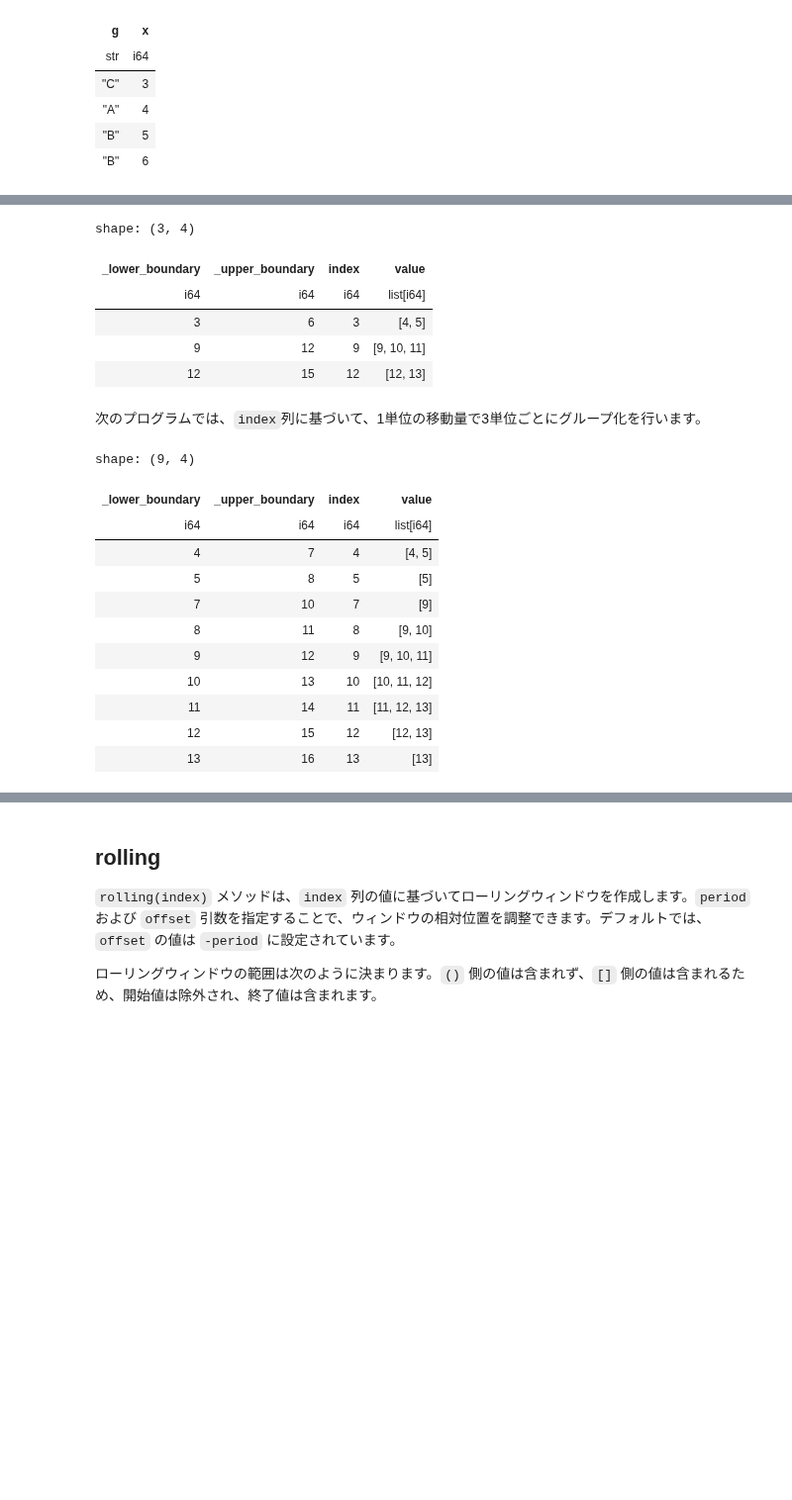
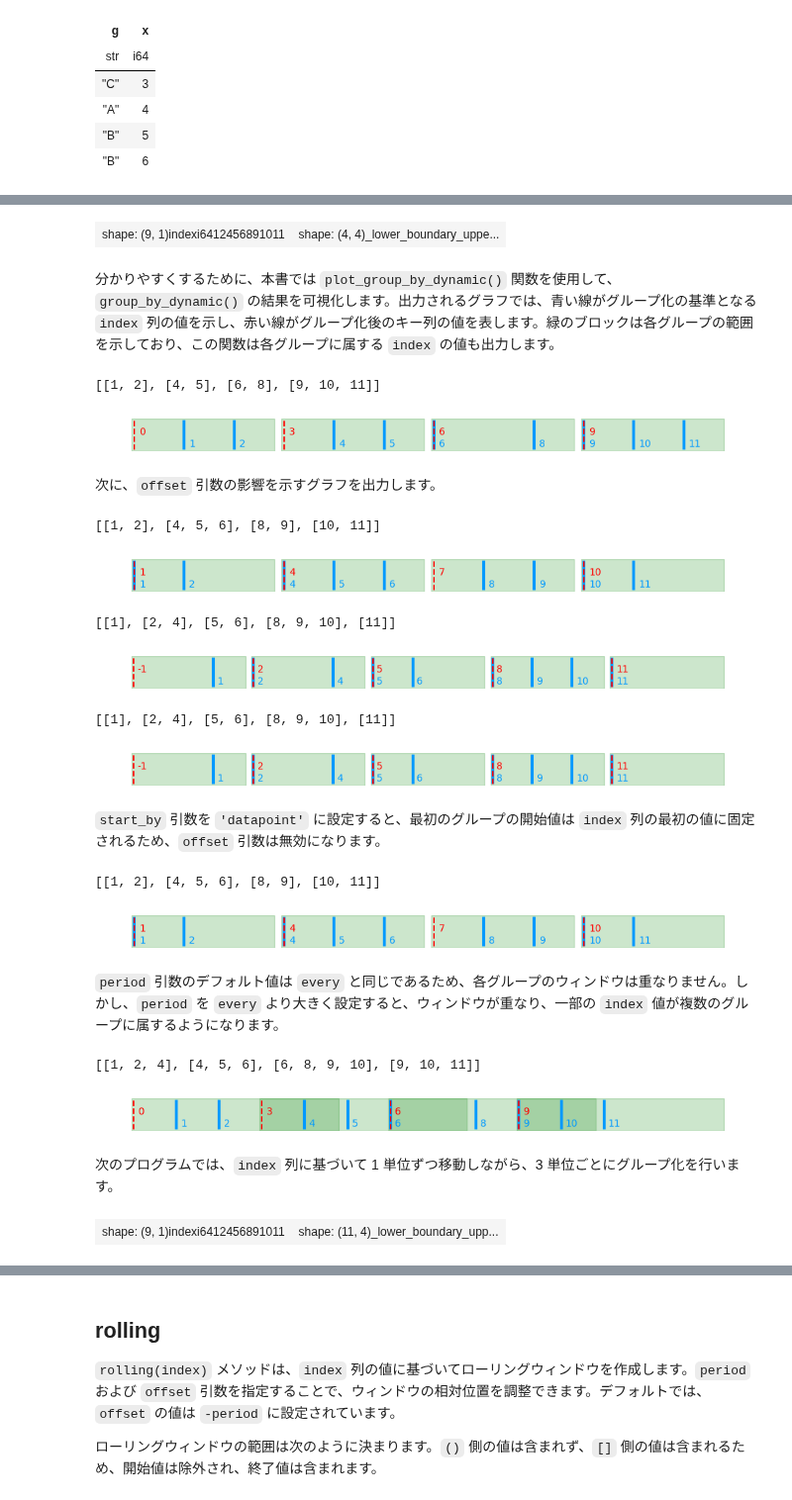
Before and after one commit to ruoyu0088/polars_guide, a Jupyter notebook: polars_guide/030_polars_group.ipynb, the cells around one changed output, grey strips where cells are left out. Shown at 99% size. Drawn from its saved outputs; the diff is of its cells as text; code cells hidden in the pictures; blank space fills up the shorter version.

Commit message:
complete group_by_dynamic, add time series resampling

```diff
--- a/polars_guide/030_polars_group.ipynb
+++ b/polars_guide/030_polars_group.ipynb
@@ -179,32 +183,58 @@ start = value - value % every + offset
 # %%
-index = [4, 5, 9, 10, 11, 12, 13]
-df = pl.DataFrame(dict(index=index, value=index)).set_sorted('index')
+index = [1, 2, 4, 5, 6, 8, 9, 10, 11]
+df = pl.DataFrame(dict(index=index)).set_sorted('index')
 
 g = df.group_by_dynamic('index', every='3i', offset='0i', include_boundaries=True)
-g.agg(pl.col("value"))
+row(df, g.agg(pl.col("index").alias('index_in_group')))
 # %% [output]
-shape: (3, 4)
-| _lower_boundary | _upper_boundary | index | value |
-| i64 | i64 | i64 | list[i64] |
-| 3 | 6 | 3 | [4, 5] |
-| 9 | 12 | 9 | [9, 10, 11] |
-| 12 | 15 | 12 | [12, 13] |
+| shape: (9, 1)indexi6412456891011 | shape: (4, 4)_lower_boundary_uppe... |
+# %% [markdown]
+分かりやすくするために、本書では `plot_group_by_dynamic()` 関数を使用して、`group_by_dynamic()` の結果を可視化します。出力されるグラフでは、青い線がグループ化の基準となる `index` 列の値を示し、赤い線がグループ化後のキー列の値を表します。緑のブロックは各グループの範囲を示しており、この関数は各グループに属する `index` の値も出力します。
+# %%
+from helper import utils
+from helper.utils import plot_group_by_dynamic
+from matplotlib import pyplot as plt
+plt.ioff()
+plot_group_by_dynamic(index, every='3i', offset='0i')
+# %% [output]
+[[1, 2], [4, 5], [6, 8], [9, 10, 11]]
+[figure, added]
+# %% [markdown]
+次に、`offset` 引数の影響を示すグラフを出力します。
+# %%
+plot_group_by_dynamic(index, every='3i', offset='1i')
+# %% [output]
+[[1, 2], [4, 5, 6], [8, 9], [10, 11]]
+[figure, added]
+# %%
+plot_group_by_dynamic(index, every='3i', offset='2i')
+# %% [output]
+[[1], [2, 4], [5, 6], [8, 9, 10], [11]]
+[figure, added]
+# %%
+plot_group_by_dynamic(index, every='3i', offset='-1i')
+# %% [output]
+[[1], [2, 4], [5, 6], [8, 9, 10], [11]]
+[figure, added]
+# %% [markdown]
+`start_by` 引数を `'datapoint'` に設定すると、最初のグループの開始値は `index` 列の最初の値に固定されるため、`offset` 引数は無効になります。
+# %%
+plot_group_by_dynamic(index, every='3i', start_by='datapoint')
+# %% [output]
+[[1, 2], [4, 5, 6], [8, 9], [10, 11]]
+[figure, added]
+# %% [markdown]
+`period` 引数のデフォルト値は `every` と同じであるため、各グループのウィンドウは重なりません。しかし、`period` を `every` より大きく設定すると、ウィンドウが重なり、一部の `index` 値が複数のグループに属するようになります。
+# %%
+plot_group_by_dynamic(index, every='3i', period='5i')
+# %% [output]
+[[1, 2, 4], [4, 5, 6], [6, 8, 9, 10], [9, 10, 11]]
+[figure, added]
 # %% [markdown]
-次のプログラムでは、`index`列に基づいて、1単位の移動量で3単位ごとにグループ化を行います。
+次のプログラムでは、`index` 列に基づいて 1 単位ずつ移動しながら、3 単位ごとにグループ化を行います。
 # %%
-g = df.group_by_dynamic('index', every='1i', period='3i', offset='0i', include_boundaries=True)
-g.agg(pl.col("value"))
+g = df.group_by_dynamic('index', every='1i', period='3i', include_boundaries=True)
+row(df, g.agg(pl.col("index").alias('index_in_group')))
 # %% [output]
-shape: (9, 4)
-| _lower_boundary | _upper_boundary | index | value |
-| i64 | i64 | i64 | list[i64] |
-| 4 | 7 | 4 | [4, 5] |
-| 5 | 8 | 5 | [5] |
-| 7 | 10 | 7 | [9] |
-| 8 | 11 | 8 | [9, 10] |
-| 9 | 12 | 9 | [9, 10, 11] |
-| 10 | 13 | 10 | [10, 11, 12] |
-| 11 | 14 | 11 | [11, 12, 13] |
-| 12 | 15 | 12 | [12, 13] |
-| 13 | 16 | 13 | [13] |
+| shape: (9, 1)indexi6412456891011 | shape: (11, 4)_lower_boundary_upp... |
 # %% [markdown]
```
Also changed, not shown: parts of 2 cells of this notebook, 2 other files.
